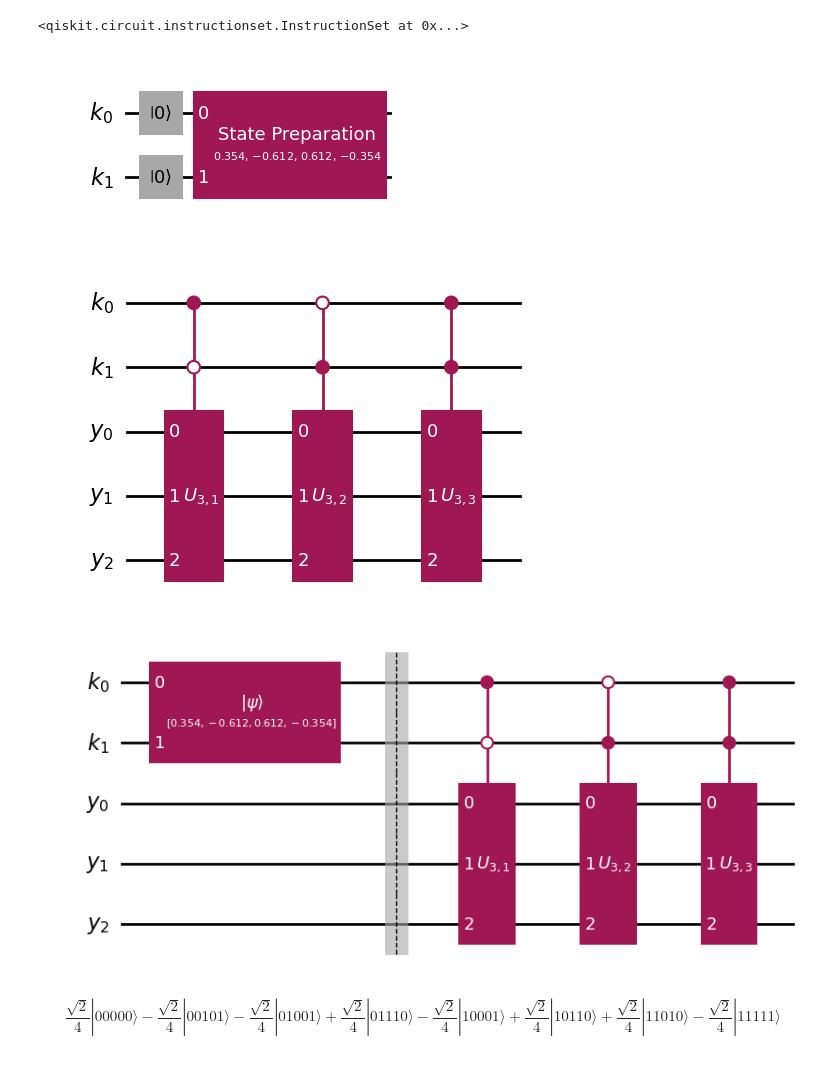
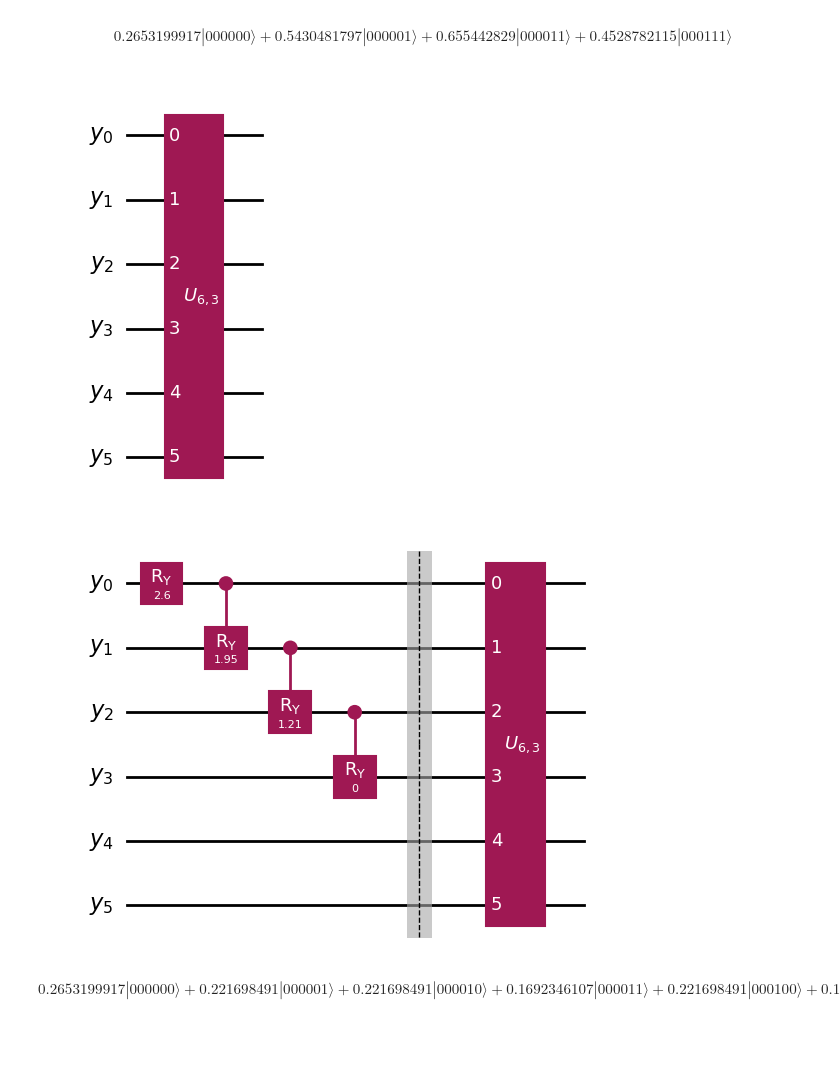
Before and after one commit to BankNatchapol/DQI-Circuit, a Jupyter notebook: src/main.ipynb, the cells around one changed output. Drawn from its saved outputs; the diff is of its cells as text; code cells hidden in the pictures; blank space fills up the shorter version.

```diff
--- a/src/main.ipynb
+++ b/src/main.ipynb
@@ -0,0 +11,18 @@
+# %%
+NUM_NODES = 6
+GRAPH_DEGREE = 2
+
+G = nx.random_regular_graph(d=GRAPH_DEGREE, n=NUM_NODES, seed=1)
+
+B =  np.array([[1, 1, 0, 0, 0, 0], # from classiq
+                [1, 0, 0, 0, 1, 0],
+                [0, 1, 1, 0, 0, 0],
+                [0, 0, 1, 1, 0, 0],
+                [0, 0, 0, 1, 0, 1],
+                [0, 0, 0, 0, 1, 1]])
+# B = nx.incidence_matrix(G).T.toarray().astype(int)
+v = np.ones(B.shape[0], dtype=int)
+
+plt.figure(figsize=(4, 2))
+nx.draw(G)
+print("B matrix:\n", B)
@@ -30,14 +40,0 @@ $$
-# %%
-import numpy as np
-B = np.array([
-    [0, 1],
-    [1, 1],
-    [1, 0]
-])
-v = np.array([
-    [0],
-    [1],
-    [1]
-])
-print("B:\n", B)
-print("\nv:\n", v)
@@ -79,9 +105,5 @@ initialize_circuit = QuantumCircuit(init_qregs)
-# %%
-initialize_circuit.initialize(w)
-# %% [output]
-<qiskit.circuit.instructionset.InstructionSet at 0x...>
-# %%
-initialize_circuit.decompose().draw('mpl')
-# %% [output]
-[figure, removed]
+# %%
+Statevector(initialize_circuit).draw('latex')
+# %% [output]
+$$0.2653199917 |000000\rangle+0.5430481797 |000001\rangle+0.655442829 |000011\rangle+0.4528782115 |000111\rangle$$
 # %%
@@ -89,26 +111,31 @@ from dicke_state_preparation.gates import DickeStatePreparation
 from utils import binary_combinations
 # %%
+from qiskit.circuit.library import DraperQFTAdder
+
 dicke_qregs = QuantumRegister(m, name='y')
-dicke_circuit = QuantumCircuit(init_qregs, dicke_qregs)
+
+dicke_circuit = QuantumCircuit(dicke_qregs)
 ctrl_states = binary_combinations(ell-1)
-for k in range(1, 2**(ell-1)):
-    dicke_circuit.append(DickeStatePreparation(m, k).to_gate().control(ell-1, ctrl_state=ctrl_states[k]), range(ell-1+m))
+dicke_circuit.append(UnkStatePreparation(m, 2**(ell-1)-1).to_gate(), range(m))
 dicke_circuit.draw('mpl')
 # %% [output]
-[figure, old version]
+[figure, new version]
 # %%
-combine_circuit_1 = QuantumCircuit(init_qregs, dicke_qregs)
+from qiskit.circuit.library import FullAdderGate
+
+combine_circuit_1 = QuantumCircuit(dicke_qregs)
 combine_circuit_1.compose(initialize_circuit, inplace=True)
 combine_circuit_1.barrier()
+# combine_circuit_1.append(FullAdderGate(1), range(3, -1, -1))
 combine_circuit_1.compose(dicke_circuit, inplace=True)
-combine_circuit_1.draw('mpl')
+combine_circuit_1.decompose().draw('mpl')
 # %% [output]
-[figure, old version]
+[figure, new version]
 # %%
 from qiskit.quantum_info import Statevector
-Statevector(combine_circuit_1).draw('latex')
+Statevector(combine_circuit_1.decompose()).draw('latex')
 # %% [output]
-$$\frac{\sqrt{2}}{4} |00000\rangle- \frac{\sqrt{2}}{4} |00101\rangle- \frac{\sqrt{2}}{4} |01001\rangle+\frac{\sqrt{2}}{4} |01110\rangle- \frac{\sqrt{2}}{4} |10001\rangle+\frac{\sqrt{2}}{4} |10110\rangle+\frac{\sqrt{2}}{4} |11010\rangle- \frac{\sqrt{2}}{4} |11111\rangle$$
+$$0.2653199917 |000000\rangle+0.221698491 |000001\rangle+0.221698491 |000010\rangle+0.1692346107 |000011\rangle+0.221698491 |000100\rangle+0.1692346107 |000101\rangle + \ldots +0.1692346107 |110000\rangle+0.1012666467 |110001\rangle+0.1012666467 |110010\rangle+0.1012666467 |110100\rangle+0.1012666467 |111000\rangle$$
 # %%
 v_phase_qregs = QuantumRegister(m, name='v')
 v_phase_flip_circuit = QuantumCircuit(v_phase_qregs)
```
Also changed, not shown: parts of 26 cells of this notebook, 9 other files.
